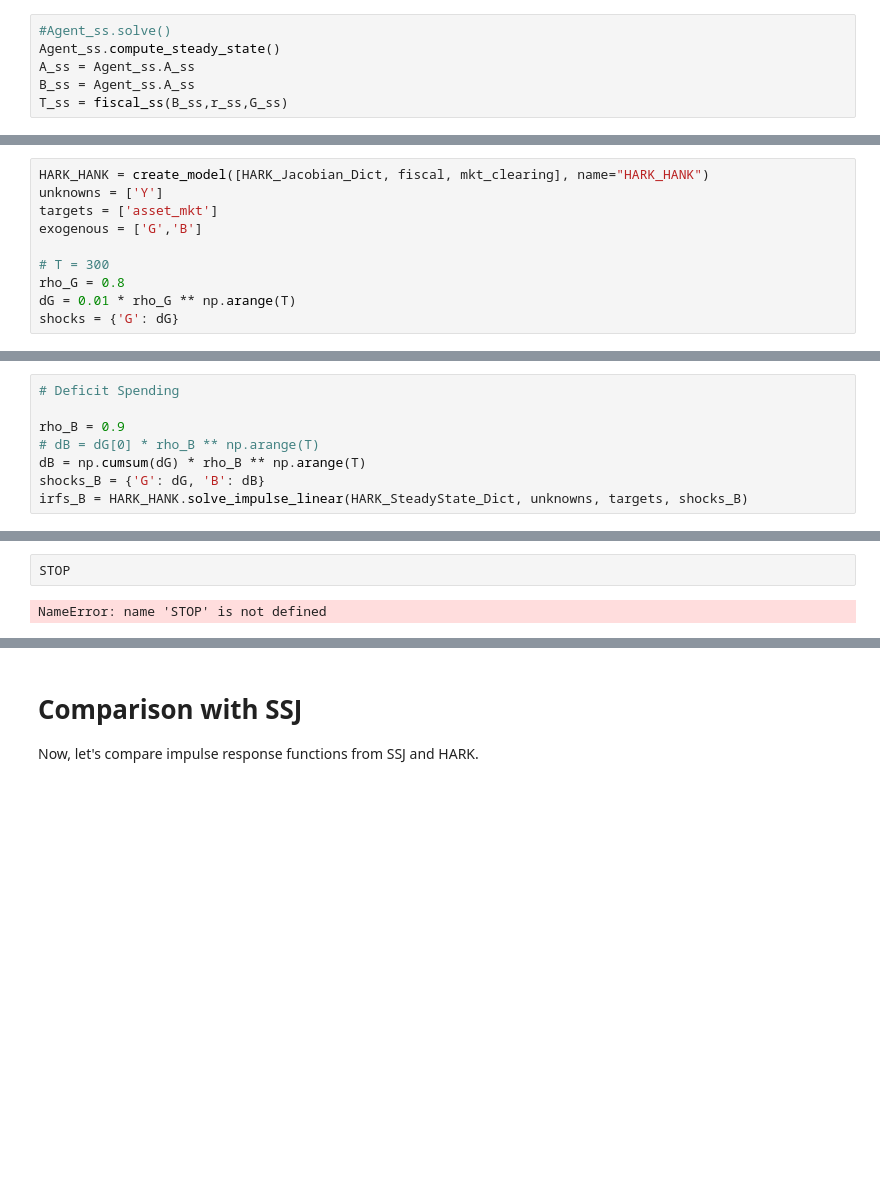
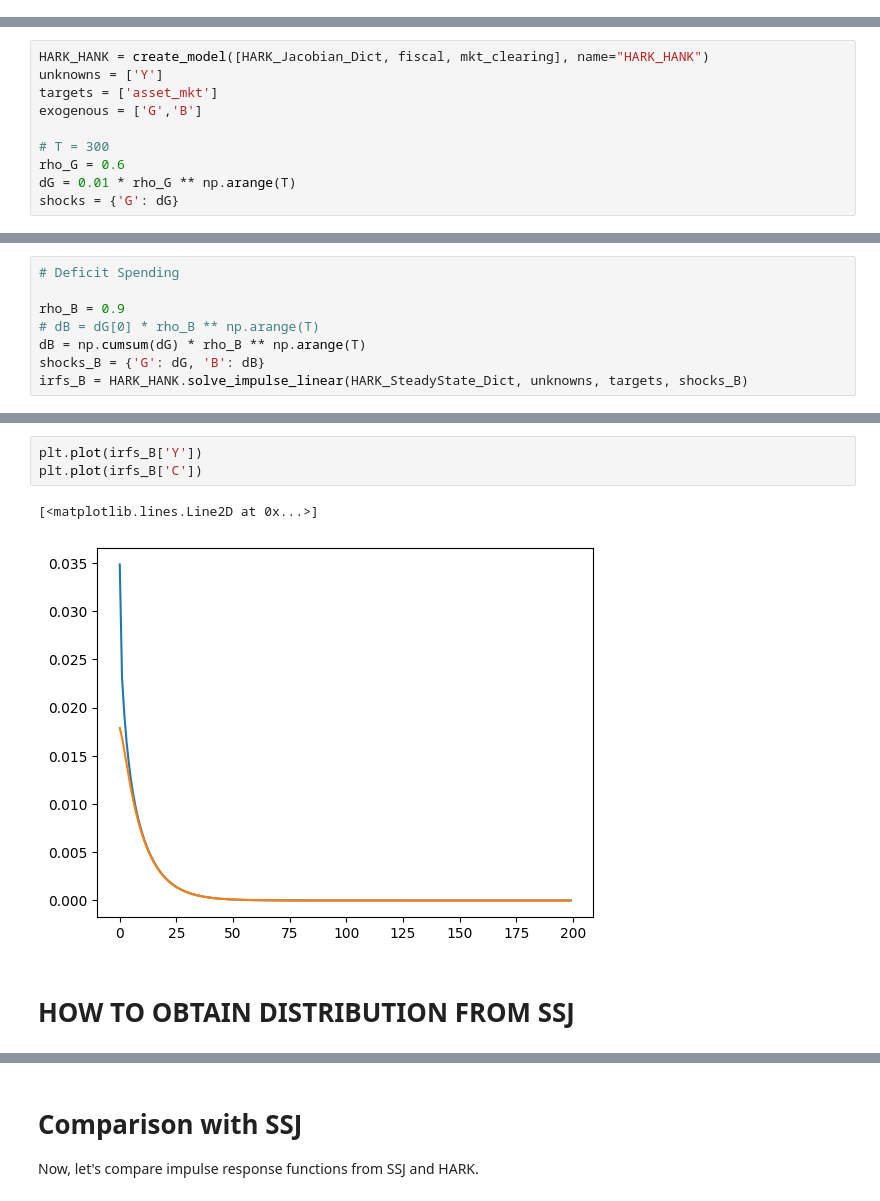
Before and after one commit to AMonninger/REMARK-ECB, a Jupyter notebook: code/python/IndShockConsumerType_HANK_Wills_latest.ipynb, the cells around one changed output, grey strips where cells are left out. Saved outputs shown, nothing was run; the diff lists cells and outputs as text; blank space fills up the shorter version.

```diff
--- a/code/python/IndShockConsumerType_HANK_Wills_latest.ipynb
+++ b/code/python/IndShockConsumerType_HANK_Wills_latest.ipynb
@@ -217,6 +226,0 @@ Agent_ss = IndShockConsumerType(**Dict, verbose = False)
-# %%
-#Agent_ss.solve()
-Agent_ss.compute_steady_state()
-A_ss = Agent_ss.A_ss
-B_ss = Agent_ss.A_ss
-T_ss = fiscal_ss(B_ss,r_ss,G_ss)
@@ -300,7 +318,7 @@ targets = ['asset_mkt']
 exogenous = ['G','B']
 
 # T = 300
-rho_G = 0.8
+rho_G = 0.6
 dG = 0.01 * rho_G ** np.arange(T)
 shocks = {'G': dG}
 # %%
@@ -352,4 +370,8 @@ show_irfs([irfs_G, irfs_B], ['asset_mkt', 'goods_mkt'], labels = ["balanced budg
-# %%
-STOP
-# %% [output]
-NameError: name 'STOP' is not defined
+# %%
+plt.plot(irfs_B['Y'])
+plt.plot(irfs_B['C'])
+# %% [output]
+[<matplotlib.lines.Line2D at 0x...>]
+[figure, added]
+# %% [markdown]
+# HOW TO OBTAIN DISTRIBUTION FROM SSJ
```
Also changed, not shown: parts of 41 cells of this notebook.
